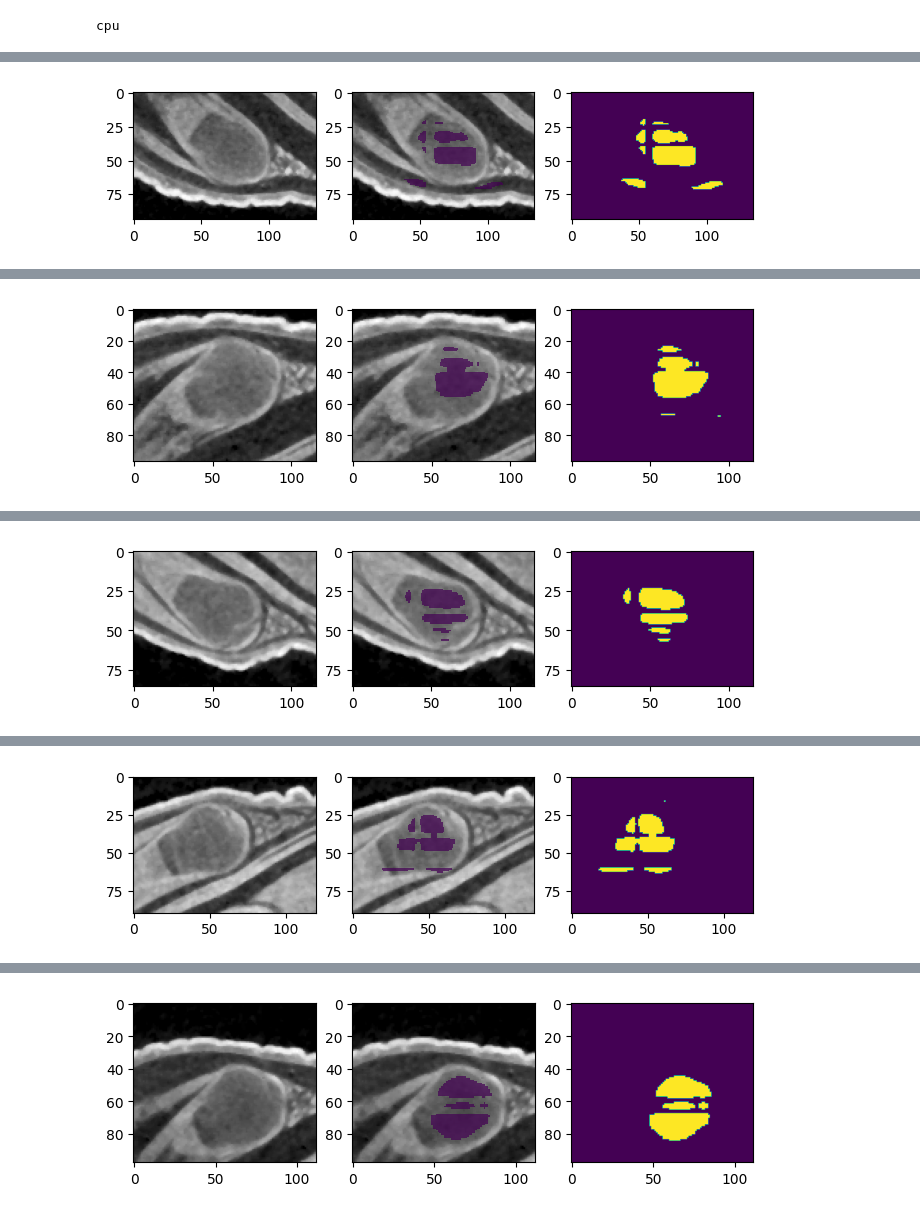
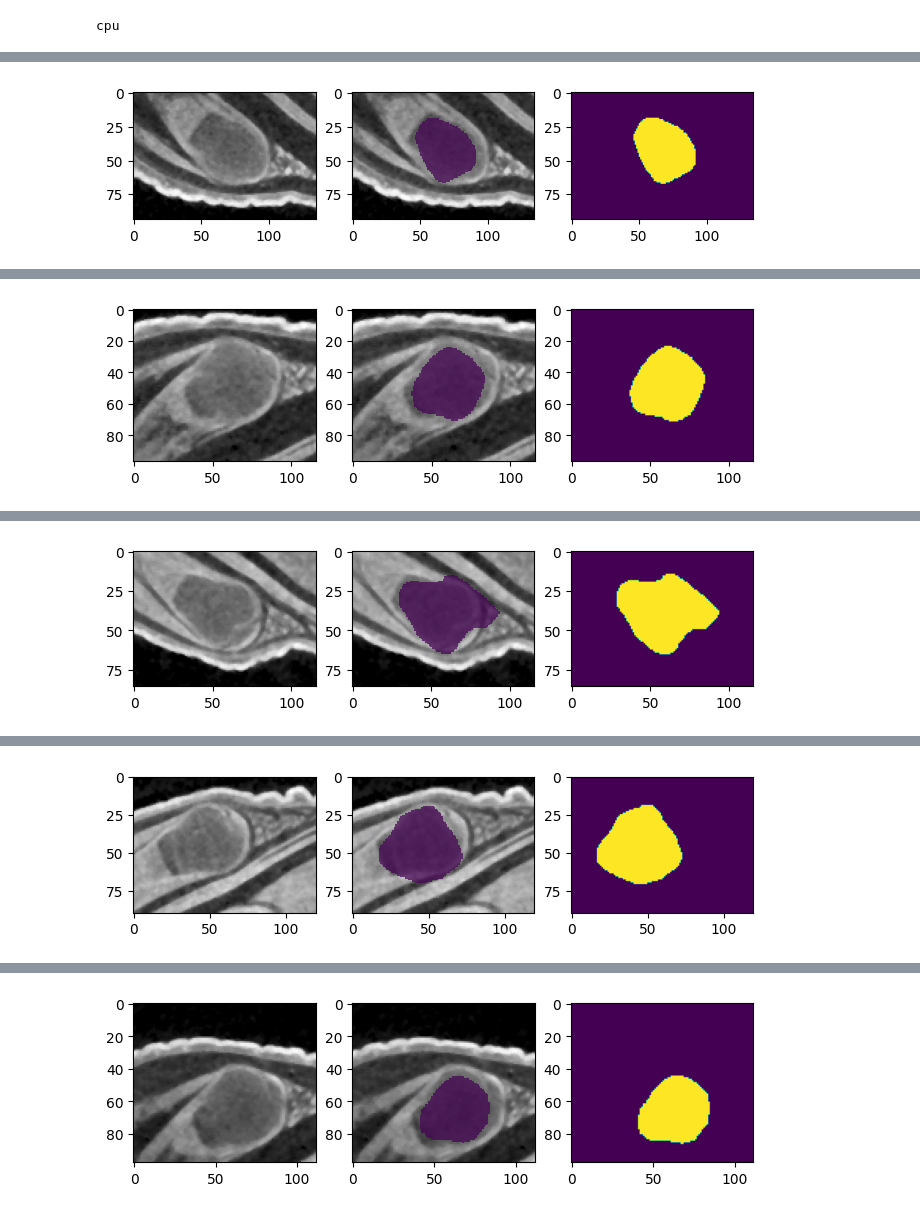
Before and after one commit to adnan-umich/monai-train, a Jupyter notebook: inferencer/infer2.ipynb, the cells around one changed output, grey strips where cells are left out. Drawn from its saved outputs; the diff is of its cells as text; code cells hidden in the pictures.

```diff
--- a/inferencer/infer2.ipynb
+++ b/inferencer/infer2.ipynb
@@ -46,10 +46,12 @@ from matplotlib.widgets import Button, Slider
 ### USER INPUT REQUIRED ###
 # Root path to where the data is located
 DATA_DIR = "/Users/adnanzai/Downloads/monai-train/sample"
-MODEL_NAME = "/Users/adnanzai/Downloads/monai-train/out/best_metric_model.pth" # Full path to model pickle file, including name. ex: /home/usr/model.pth
+MODEL_NAME = "/Users/adnanzai/Downloads/monai-train/inferencer/best_metric_model.pth" # Full path to model pickle file, including name. ex: /home/usr/model.pth
 MODEL_CONFIG_FILE = "/Users/adnanzai/Downloads/monai-train/example/model_unet.yaml" # Full path to model configuration file, This could be the example/model_*.yaml or example/optuna_config.yaml
+_SEED=31890
 ###
-set_determinism(seed=0)
+
+set_determinism(seed=_SEED)
 
 device = torch.device("cuda" if torch.cuda.is_available() else "cpu")
 print(device)
@@ -75,7 +77,7 @@ test_org_transforms = Compose(
         EnsureChannelFirstd(keys="image"),
         ResizeD(keys="image", spatial_size=config['model']['image_size']),
         Orientationd(keys=["image"], axcodes="RAS"),
-        Spacingd(keys=["image"], pixdim=(1.0, 2.0, 2.0), mode="bilinear"),
+        Spacingd(keys=["image"], pixdim=(2.5, 2.5, 1.0), mode="bilinear"),
         ScaleIntensityRanged(
             keys=["image"],
             a_min=-57,
@@ -139,7 +141,7 @@ post_transforms = Compose(
             to_tensor=True,
         ),
         AsDiscreted(keys="pred", argmax=True, to_onehot=2),
-        SaveImaged(keys="pred", meta_keys="pred_meta_dict", output_dir="./out", output_postfix="seg", resample=False),
+        #SaveImaged(keys="pred", meta_keys="pred_meta_dict", output_dir="./out", output_postfix="seg", resample=False),
     ]
 )
 
@@ -151,10 +153,50 @@ loader = LoadImage()
 with torch.no_grad():
     for test_data in tqdm(test_org_loader):
         test_inputs = test_data["image"].to(device)
-        roi_size = 40 # Adjustable parameter to present overall image dimensions
+        roi_size = 68 # Adjustable parameter to present overall image dimensions
         sw_batch_size = 4
         slice = 40 # Adjustable parameter (slice to visualize in the plots). Note inference is performed on the entire 3D dataset.
-        test_data["pred"] = sliding_window_inference(test_inputs, roi_size, sw_batch_size, model)
+        '''
+        test_data["pred"] = sliding_window_inference(inputs=test_inputs, predictor=model,
+                                                    roi_size=roi_size, sw_batch_size=sw_batch_size,
+                                                    overlap=0.5,
+                                                    sigma_scale=0.5,
+                                                    padding_mode="circular")
+        '''
+        # Define the number of times to run the inference
+        num_runs = 10
+
+        # Initialize a list to store the results
+        accumulated_pred = None
+
+
+        for i in tqdm(range(num_runs)):
+            # Set a different seed for each run
+            seed = i + _SEED  # Choose a base seed and increment for each run
+            set_determinism(seed=seed)
+            np.random.seed(seed)
+            # Run the inference
+            pred = sliding_window_inference(
+                inputs=test_inputs,
+                predictor=model,
+                roi_size=roi_size,
+                sw_batch_size=sw_batch_size,
+                overlap=0.1,
+                sigma_scale=0.2,
+                padding_mode="circular"
+            )
+            # Accumulate the predictions (sum them)
+
+            if accumulated_pred is None:
+                accumulated_pred = pred
+            else:
+                accumulated_pred += pred
+
+        # After accumulating all the predictions, take the average
+        averaged_pred = accumulated_pred / num_runs
+
+        # Assign the averaged prediction back to test_data["pred"]
+        test_data["pred"] = averaged_pred
         test_data = [post_transforms(i) for i in decollate_batch(test_data)]
 
         test_output = from_engine(["pred"])(test_data)
@@ -182 +223 @@ cpu
-[figure, old version]
+[figure, new version]
@@ -184 +224 @@ cpu
-[figure, old version]
+[figure, new version]
@@ -186 +225 @@ cpu
-[figure, old version]
+[figure, new version]
@@ -188 +226 @@ cpu
-[figure, old version]
+[figure, new version]
@@ -190 +227 @@ cpu
-[figure, old version]
+[figure, new version]
```
Also changed, not shown: parts of 1 cell of this notebook, 3 other files.
